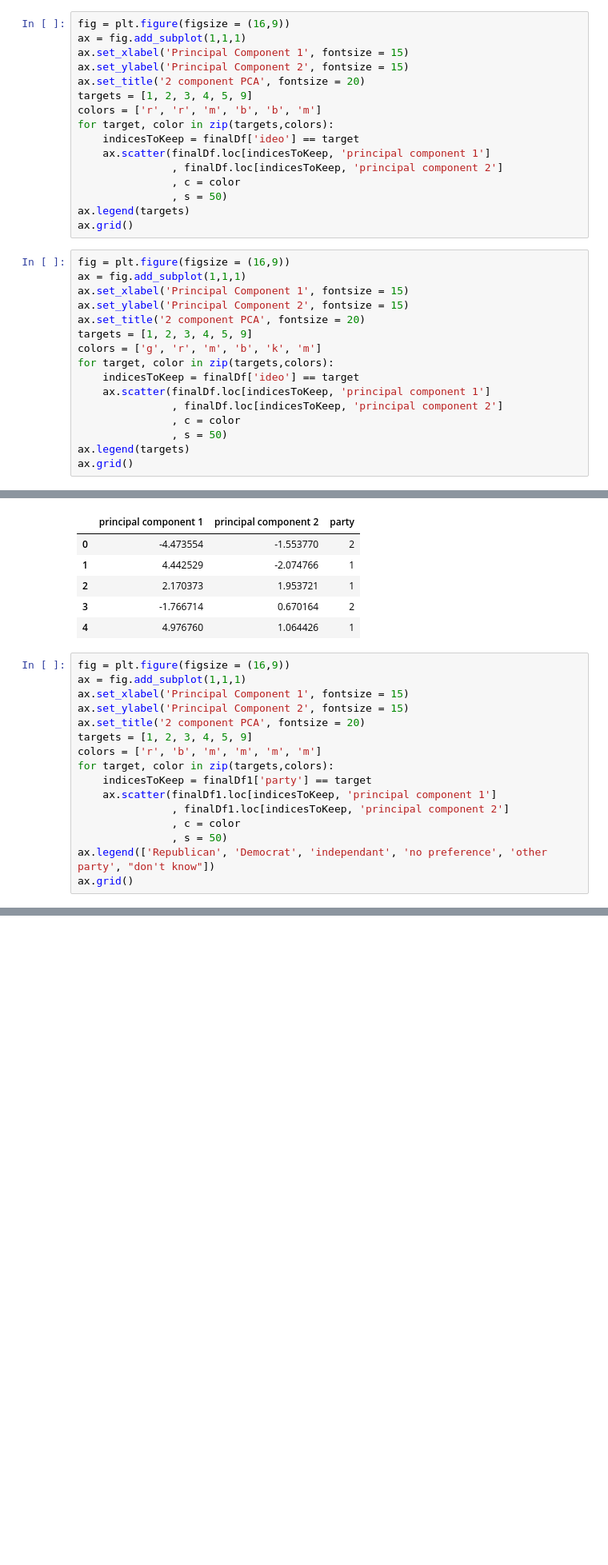
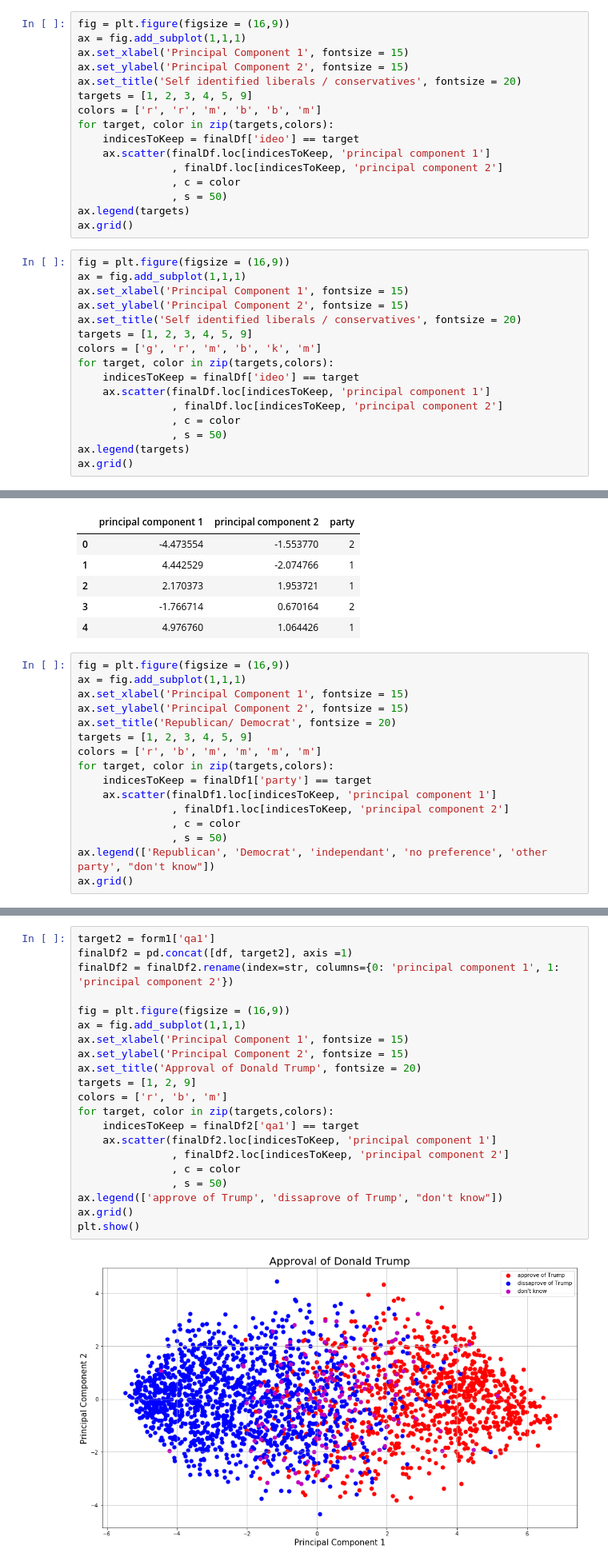
Before and after one commit to taylor-rao/unsupervised, a Jupyter notebook: unsupervised.ipynb, the cells around one changed output, grey strips where cells are left out. Shown at 80% size. Saved outputs shown, nothing was run; the diff lists cells and outputs as text; blank space fills up the shorter version.

Commit message:
add Donald Trump color code to PCA

```diff
--- a/unsupervised.ipynb
+++ b/unsupervised.ipynb
@@ -376,7 +376,7 @@ fig = plt.figure(figsize = (16,9))
 ax = fig.add_subplot(1,1,1)
 ax.set_xlabel('Principal Component 1', fontsize = 15)
 ax.set_ylabel('Principal Component 2', fontsize = 15)
-ax.set_title('2 component PCA', fontsize = 20)
+ax.set_title('Self identified liberals / conservatives', fontsize = 20)
 targets = [1, 2, 3, 4, 5, 9]
 colors = ['r', 'r', 'm', 'b', 'b', 'm']
 for target, color in zip(targets,colors):
@@ -392,7 +392,7 @@ fig = plt.figure(figsize = (16,9))
 ax = fig.add_subplot(1,1,1)
 ax.set_xlabel('Principal Component 1', fontsize = 15)
 ax.set_ylabel('Principal Component 2', fontsize = 15)
-ax.set_title('2 component PCA', fontsize = 20)
+ax.set_title('Self identified liberals / conservatives', fontsize = 20)
 targets = [1, 2, 3, 4, 5, 9]
 colors = ['g', 'r', 'm', 'b', 'k', 'm']
 for target, color in zip(targets,colors):
@@ -426,7 +426,7 @@ fig = plt.figure(figsize = (16,9))
 ax = fig.add_subplot(1,1,1)
 ax.set_xlabel('Principal Component 1', fontsize = 15)
 ax.set_ylabel('Principal Component 2', fontsize = 15)
-ax.set_title('2 component PCA', fontsize = 20)
+ax.set_title('Republican/ Democrat', fontsize = 20)
 targets = [1, 2, 3, 4, 5, 9]
 colors = ['r', 'b', 'm', 'm', 'm', 'm']
 for target, color in zip(targets,colors):
@@ -441,3 +441,26 @@ ax.grid()
 plt.show()
 # %% [output]
 [figure]
+# %%
+target2 = form1['qa1']
+finalDf2 = pd.concat([df, target2], axis =1)
+finalDf2 = finalDf2.rename(index=str, columns={0: 'principal component 1', 1: 'principal component 2'})
+
+fig = plt.figure(figsize = (16,9))
+ax = fig.add_subplot(1,1,1)
+ax.set_xlabel('Principal Component 1', fontsize = 15)
+ax.set_ylabel('Principal Component 2', fontsize = 15)
+ax.set_title('Approval of Donald Trump', fontsize = 20)
+targets = [1, 2, 9]
+colors = ['r', 'b', 'm']
+for target, color in zip(targets,colors):
+    indicesToKeep = finalDf2['qa1'] == target
+    ax.scatter(finalDf2.loc[indicesToKeep, 'principal component 1']
+               , finalDf2.loc[indicesToKeep, 'principal component 2']
+               , c = color
+               , s = 50)
+ax.legend(['approve of Trump', 'dissaprove of Trump', "don't know"])
+ax.grid()
+plt.show()
+# %% [output]
+[figure, added]
```
Also changed, not shown: parts of 1 cell of this notebook.
